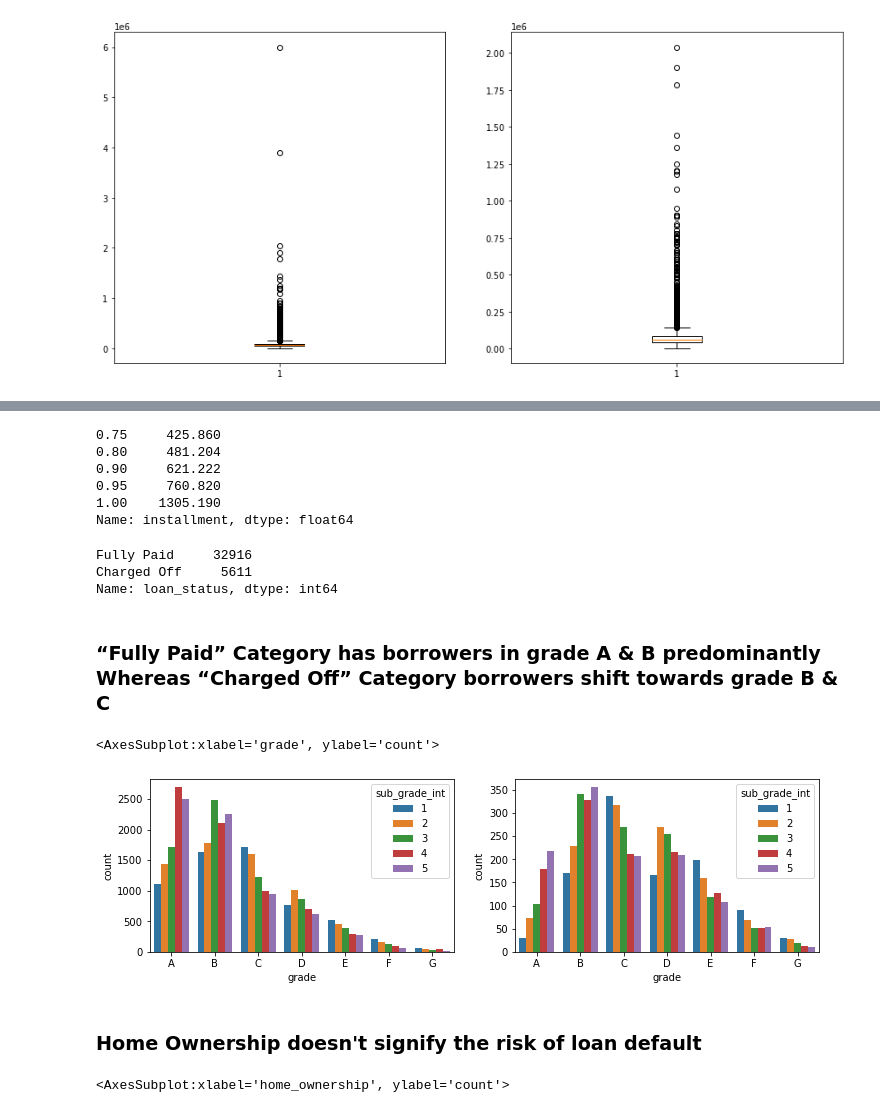
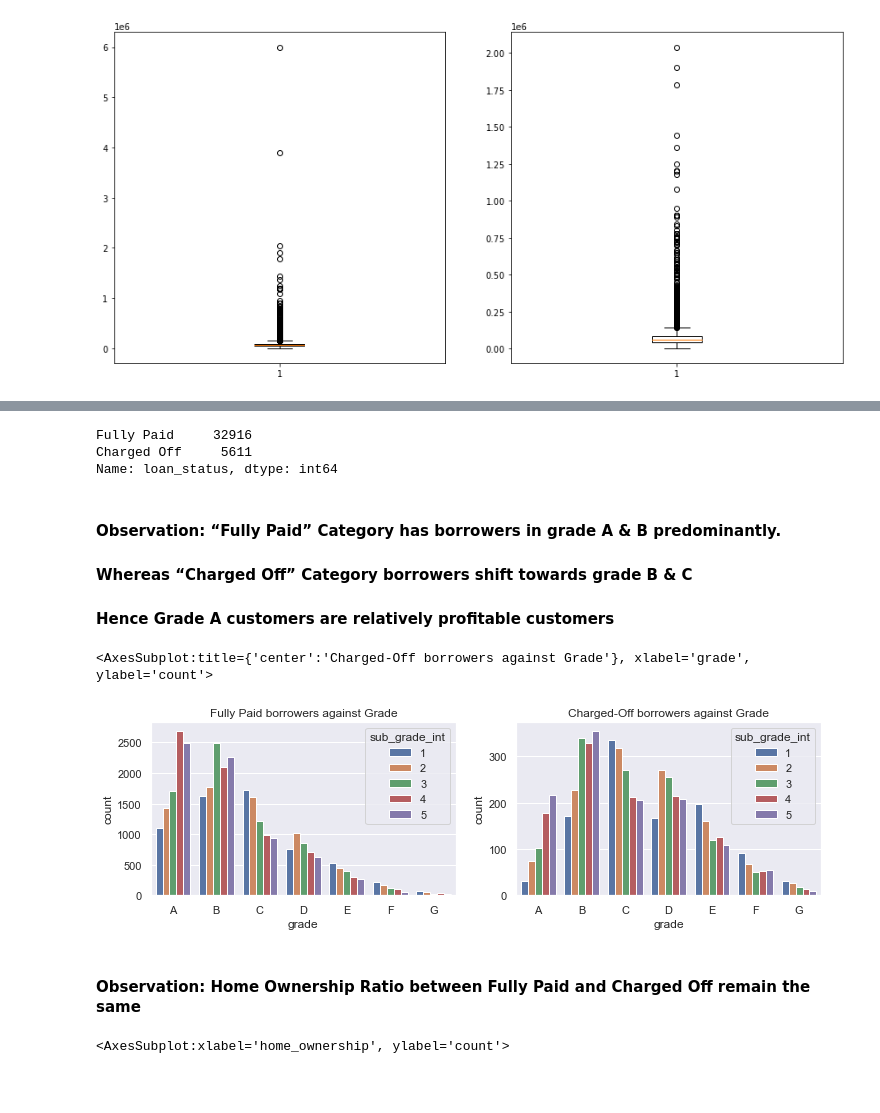
Before and after one commit to jamesrajesh76/LendingClubRiskAnalysis, a Jupyter notebook: 2. LendingClubRiskAnalysis.ipynb, the cells around one changed output, grey strips where cells are left out. Saved outputs shown, nothing was run; the diff lists cells and outputs as text; code cells hidden in the pictures; blank space fills up the shorter version.

```diff
--- a/2. LendingClubRiskAnalysis.ipynb
+++ b/2. LendingClubRiskAnalysis.ipynb
@@ -599 +574,3 @@ loan[loan['funded_amnt_inv_bin']=="Not Funded"].filter(['loan_amnt','total_rec_p
+# %%
+loan['dti_bin'] = pd.cut(loan['dti'], bins=5, precision=0, labels=['0-8','8-13','13-18','18-24','24-30'])
 # %% [markdown]
@@ -687,12 +647,3 @@ print()
-# %%
-loan.installment.quantile([0.75,0.8, 0.9, 0.95,1])
-# %% [output]
-0.75     425.860
-0.80     481.204
-0.90     621.222
-0.95     760.820
-1.00    1305.190
-Name: installment, dtype: float64
 # %%
 loan.loan_status.value_counts()
 # %% [output]
@@ -702,13 +653,17 @@ Name: loan_status, dtype: int64
 # %%
 #sns.countplot(loan.loan_status)
 # %% [markdown]
-### “Fully Paid” Category has borrowers in grade A & B predominantly Whereas “Charged Off” Category borrowers shift towards grade B & C
+#### Observation: “Fully Paid” Category has borrowers in grade A & B predominantly.
+#### Whereas “Charged Off” Category borrowers shift towards grade B & C
+#### Hence Grade A customers are relatively profitable customers
 # %%
 fig,ax = plt.subplots(figsize = (12,7))
 plt.subplot(221)
+plt.title('Fully Paid borrowers against Grade')
 sns.countplot(x='grade', order=(['A','B','C','D','E','F','G']),data=loan[loan['loan_status']=='Fully Paid'], hue='sub_grade_int')
 plt.subplot(222)
+plt.title('Charged-Off borrowers against Grade')
 sns.countplot(x='grade', order=(['A','B','C','D','E','F','G']), data=loan[loan.loan_status=='Charged Off'], hue='sub_grade_int')
 # %% [output]
-<AxesSubplot:xlabel='grade', ylabel='count'>
+<AxesSubplot:title={'center':'Charged-Off borrowers against Grade'}, xlabel='grade', ylabel='count'>
-[figure, old version]
+[figure, new version]
@@ -718,5 +670,5 @@ sns.countplot(x='grade', order=(['A','B','C','D','E','F','G']), data=loan[loan.l
 # %% [markdown]
-### Home Ownership doesn't signify the risk of loan default
+#### Observation: Home Ownership Ratio between Fully Paid and Charged Off remain the same
 # %%
 fig,ax = plt.subplots(figsize = (12,7))
 plt.subplot(221)
```
Also changed, not shown: parts of 72 cells of this notebook, 3 other files.
